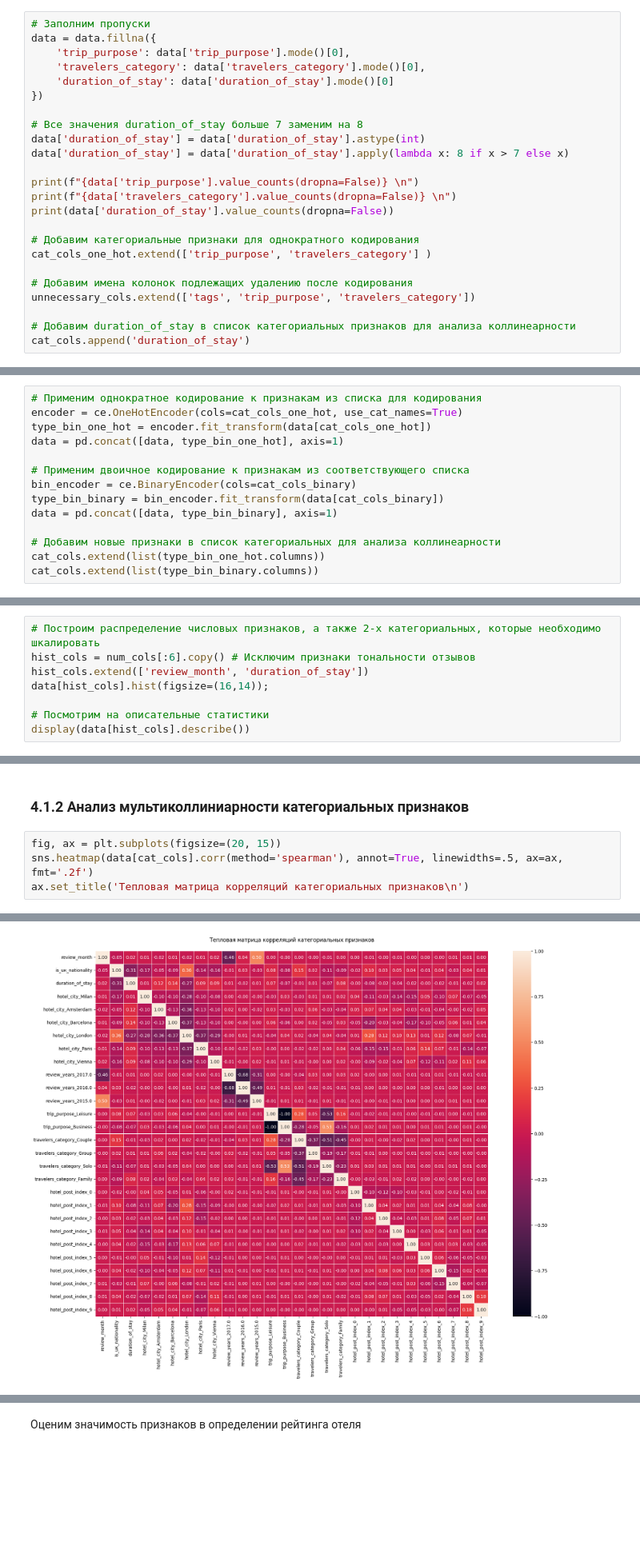
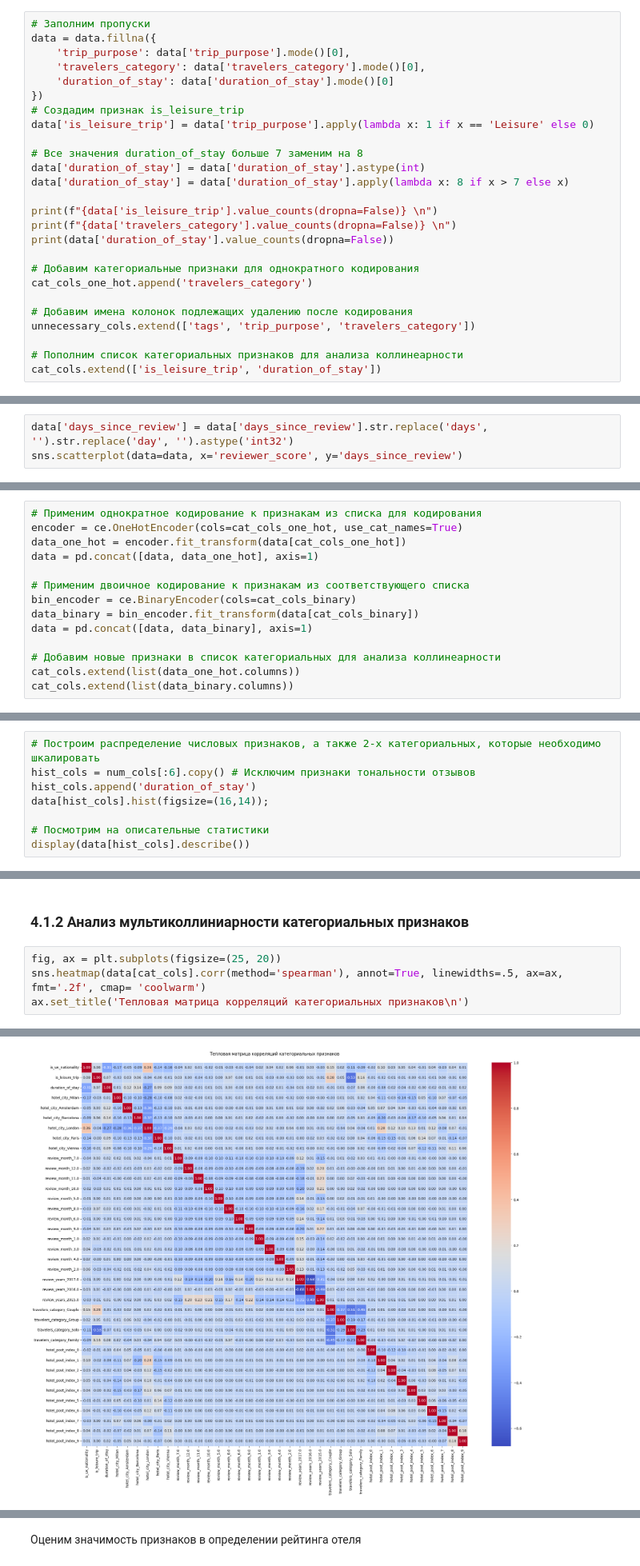
Before and after one commit to EleonoraRR/sf_data_science, a Jupyter notebook: Project_3/Project_3.ipynb, the cells around one changed output, grey strips where cells are left out. Shown at 80% size. Drawn from its saved outputs; the diff is of its cells as text; blank space fills up the shorter version.

```diff
--- a/Project_3/Project_3.ipynb
+++ b/Project_3/Project_3.ipynb
@@ -573,21 +586,23 @@ data = data.fillna({
     'travelers_category': data['travelers_category'].mode()[0],
     'duration_of_stay': data['duration_of_stay'].mode()[0]
 })
+# Создадим признак is_leisure_trip
+data['is_leisure_trip'] = data['trip_purpose'].apply(lambda x: 1 if x == 'Leisure' else 0)
 
 # Все значения duration_of_stay больше 7 заменим на 8
 data['duration_of_stay'] = data['duration_of_stay'].astype(int)
 data['duration_of_stay'] = data['duration_of_stay'].apply(lambda x: 8 if x > 7 else x)
 
-print(f"{data['trip_purpose'].value_counts(dropna=False)} \n")
+print(f"{data['is_leisure_trip'].value_counts(dropna=False)} \n")
 print(f"{data['travelers_category'].value_counts(dropna=False)} \n")
 print(data['duration_of_stay'].value_counts(dropna=False))
 
 # Добавим категориальные признаки для однократного кодирования
-cat_cols_one_hot.extend(['trip_purpose', 'travelers_category'] )
+cat_cols_one_hot.append('travelers_category')
 
 # Добавим имена колонок подлежащих удалению после кодирования
 unnecessary_cols.extend(['tags', 'trip_purpose', 'travelers_category'])
 
-# Добавим duration_of_stay в список категориальных признаков для анализа коллинеарности
-cat_cols.append('duration_of_stay')
+# Пополним список категориальных признаков для анализа коллинеарности
+cat_cols.extend(['is_leisure_trip', 'duration_of_stay'])
 # %% [output]
@@ -799,0 +823,3 @@ data.head()
+# %%
+data['days_since_review'] = data['days_since_review'].str.replace('days', '').str.replace('day', '').astype('int32')
+sns.scatterplot(data=data, x='reviewer_score', y='days_since_review')
@@ -821,17 +846,17 @@ num_cols.remove('lng')
 # %%
 # Применим однократное кодирование к признакaм из списка для кодирования
 encoder = ce.OneHotEncoder(cols=cat_cols_one_hot, use_cat_names=True)
-type_bin_one_hot = encoder.fit_transform(data[cat_cols_one_hot])
-data = pd.concat([data, type_bin_one_hot], axis=1)
+data_one_hot = encoder.fit_transform(data[cat_cols_one_hot])
+data = pd.concat([data, data_one_hot], axis=1)
 
 # Применим двоичное кодирование к признакам из соответствующего списка
 bin_encoder = ce.BinaryEncoder(cols=cat_cols_binary)
-type_bin_binary = bin_encoder.fit_transform(data[cat_cols_binary])
-data = pd.concat([data, type_bin_binary], axis=1)
+data_binary = bin_encoder.fit_transform(data[cat_cols_binary])
+data = pd.concat([data, data_binary], axis=1)
 
 # Добавим новые признаки в список категориальных для анализа коллинеарности
-cat_cols.extend(list(type_bin_one_hot.columns))
-cat_cols.extend(list(type_bin_binary.columns))
+cat_cols.extend(list(data_one_hot.columns))
+cat_cols.extend(list(data_binary.columns))
 # %% [markdown]
 # 3. Преобразование признаков
 
@@ -839,7 +864,7 @@ cat_cols.extend(list(type_bin_binary.columns))
 # %%
 # Построим распределение числовых признаков, а также 2-х категориальных, которые необходимо шкалировать
 hist_cols = num_cols[:6].copy() # Исключим признаки тональности отзывов
-hist_cols.extend(['review_month', 'duration_of_stay'])
+hist_cols.append('duration_of_stay')
 data[hist_cols].hist(figsize=(16,14));
 
 # Посмотрим на описательные статистики
@@ -977,12 +1002,12 @@ data_copy.drop('additional_number_of_scoring', axis=1 , inplace=True )
 # %% [markdown]
 ### 4.1.2 Анализ мультиколлиниарности категориальных признаков
 # %%
-fig, ax = plt.subplots(figsize=(20, 15))
-sns.heatmap(data[cat_cols].corr(method='spearman'), annot=True, linewidths=.5, ax=ax, fmt='.2f')
+fig, ax = plt.subplots(figsize=(25, 20))
+sns.heatmap(data[cat_cols].corr(method='spearman'), annot=True, linewidths=.5, ax=ax, fmt='.2f', cmap= 'coolwarm')
 ax.set_title('Тепловая матрица корреляций категориальных признаков\n')
 # %% [output]
 Text(0.5, 1.0, 'Тепловая матрица корреляций категориальных признаков\n')
-[figure, old version]
+[figure, new version]
 # %% [markdown]
 ## 4.2 Оценка значимости признаков
 
```
Also changed, not shown: parts of 29 cells of this notebook, 4 other files.
